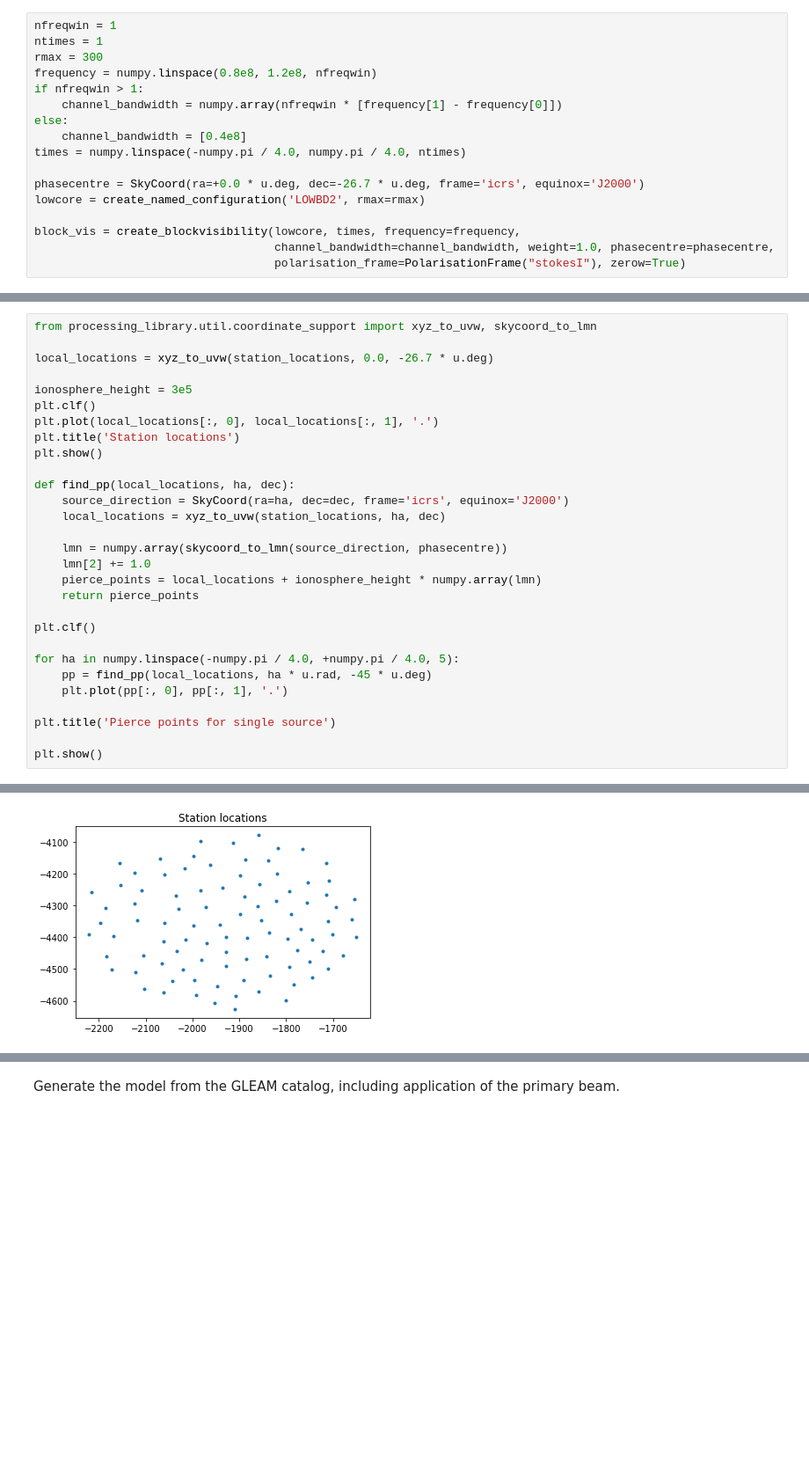
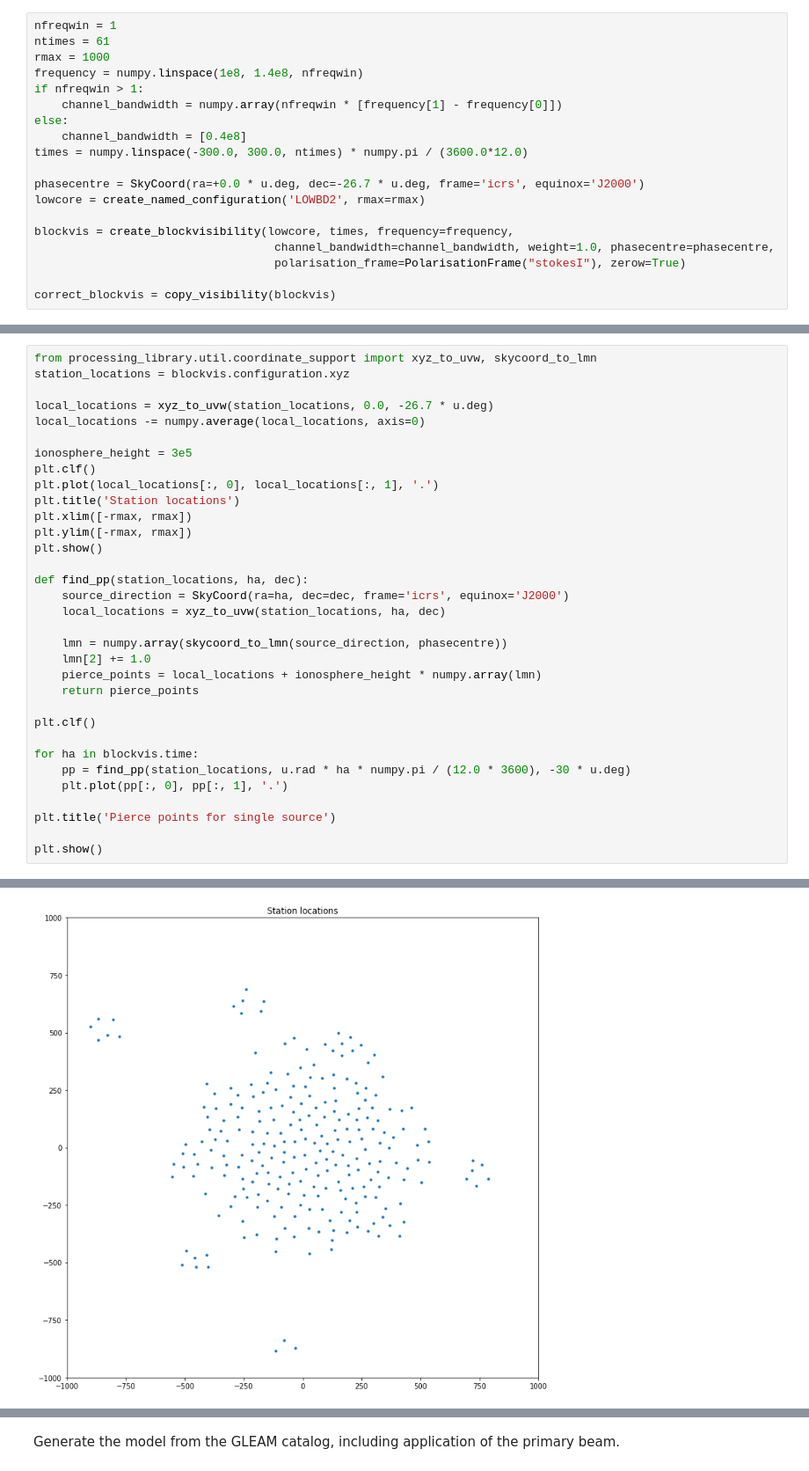
Before and after one commit to timcornwell/low-sims, a Jupyter notebook: low-sims.ipynb, the cells around one changed output, grey strips where cells are left out. Shown at 88% size. Cells and saved outputs as stored; diff of their text form; blank space fills up the shorter version.

```diff
--- a/low-sims.ipynb
+++ b/low-sims.ipynb
@@ -39,18 +50,20 @@ log.addHandler(logging.StreamHandler(sys.stdout))
 # %%
 nfreqwin = 1
-ntimes = 1
-rmax = 300
-frequency = numpy.linspace(0.8e8, 1.2e8, nfreqwin)
+ntimes = 61
+rmax = 1000
+frequency = numpy.linspace(1e8, 1.4e8, nfreqwin)
 if nfreqwin > 1:
     channel_bandwidth = numpy.array(nfreqwin * [frequency[1] - frequency[0]])
 else:
     channel_bandwidth = [0.4e8]
-times = numpy.linspace(-numpy.pi / 4.0, numpy.pi / 4.0, ntimes)
+times = numpy.linspace(-300.0, 300.0, ntimes) * numpy.pi / (3600.0*12.0)
 
 phasecentre = SkyCoord(ra=+0.0 * u.deg, dec=-26.7 * u.deg, frame='icrs', equinox='J2000')
 lowcore = create_named_configuration('LOWBD2', rmax=rmax)
 
-block_vis = create_blockvisibility(lowcore, times, frequency=frequency,
+blockvis = create_blockvisibility(lowcore, times, frequency=frequency,
                                    channel_bandwidth=channel_bandwidth, weight=1.0, phasecentre=phasecentre,
                                    polarisation_frame=PolarisationFrame("stokesI"), zerow=True)
+
+correct_blockvis = copy_visibility(blockvis)
 # %% [output]
@@ -63,33 +74,37 @@ station_locations = block_vis.configuration.xyz
 # %%
 from processing_library.util.coordinate_support import xyz_to_uvw, skycoord_to_lmn
+station_locations = blockvis.configuration.xyz
 
 local_locations = xyz_to_uvw(station_locations, 0.0, -26.7 * u.deg)
+local_locations -= numpy.average(local_locations, axis=0)
 
 ionosphere_height = 3e5
 plt.clf()
 plt.plot(local_locations[:, 0], local_locations[:, 1], '.')
 plt.title('Station locations')
+plt.xlim([-rmax, rmax])
+plt.ylim([-rmax, rmax])
 plt.show()
 
-def find_pp(local_locations, ha, dec):
+def find_pp(station_locations, ha, dec):
     source_direction = SkyCoord(ra=ha, dec=dec, frame='icrs', equinox='J2000')
     local_locations = xyz_to_uvw(station_locations, ha, dec)
 
     lmn = numpy.array(skycoord_to_lmn(source_direction, phasecentre))
     lmn[2] += 1.0
     pierce_points = local_locations + ionosphere_height * numpy.array(lmn)
     return pierce_points
 
 plt.clf()
 
-for ha in numpy.linspace(-numpy.pi / 4.0, +numpy.pi / 4.0, 5):
-    pp = find_pp(local_locations, ha * u.rad, -45 * u.deg)
+for ha in blockvis.time:
+    pp = find_pp(station_locations, u.rad * ha * numpy.pi / (12.0 * 3600), -30 * u.deg)
     plt.plot(pp[:, 0], pp[:, 1], '.')
 
 plt.title('Pierce points for single source')
 
 plt.show()
 # %% [output]
 findfont: Matching :family=sans-serif:style=normal:variant=normal:weight=normal:stretch=normal:size=10.0 to DejaVu Sans ('/Users/timcornwell/anaconda/envs/ipykernel_py2/lib/python2.7/site-packages/mat ...
 findfont: Matching :family=sans-serif:style=normal:variant=normal:weight=normal:stretch=normal:size=12.0 to DejaVu Sans ('/Users/timcornwell/anaconda/envs/ipykernel_py2/lib/python2.7/site-packages/mat ...
-[figure, old version]
+[figure, new version]
```
Also changed, not shown: parts of 17 cells of this notebook, 1 other file.
